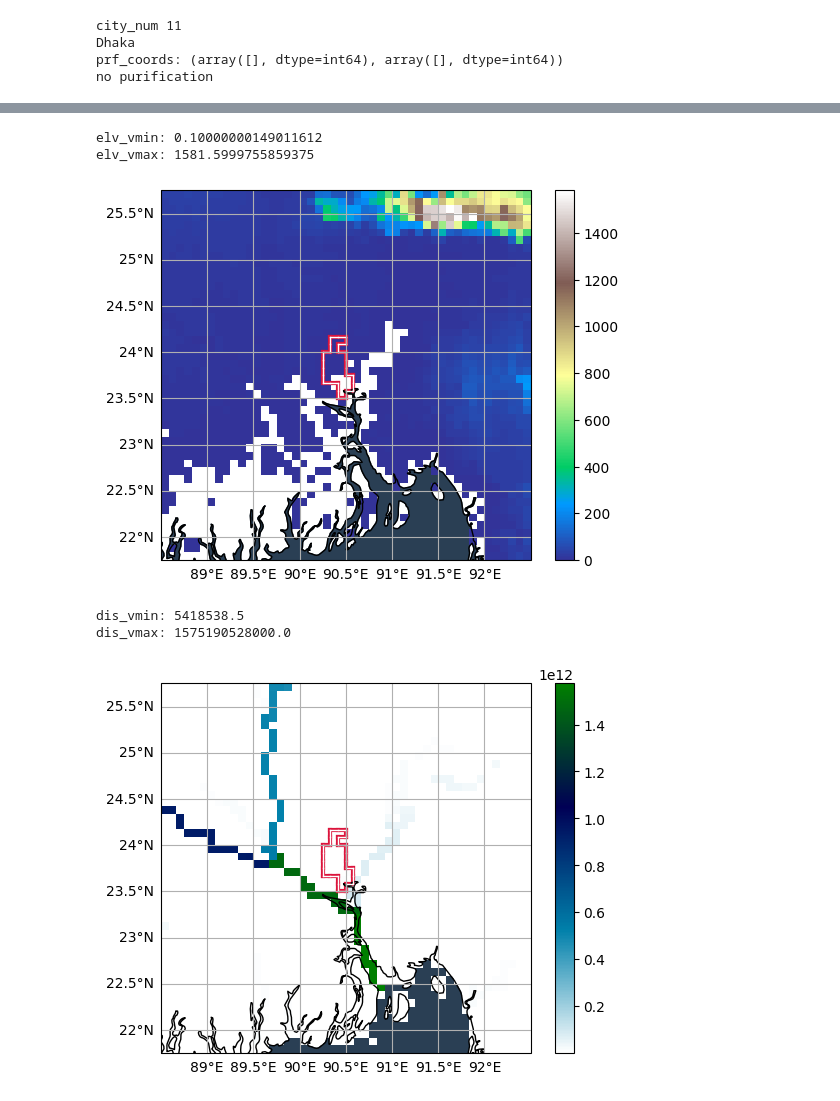
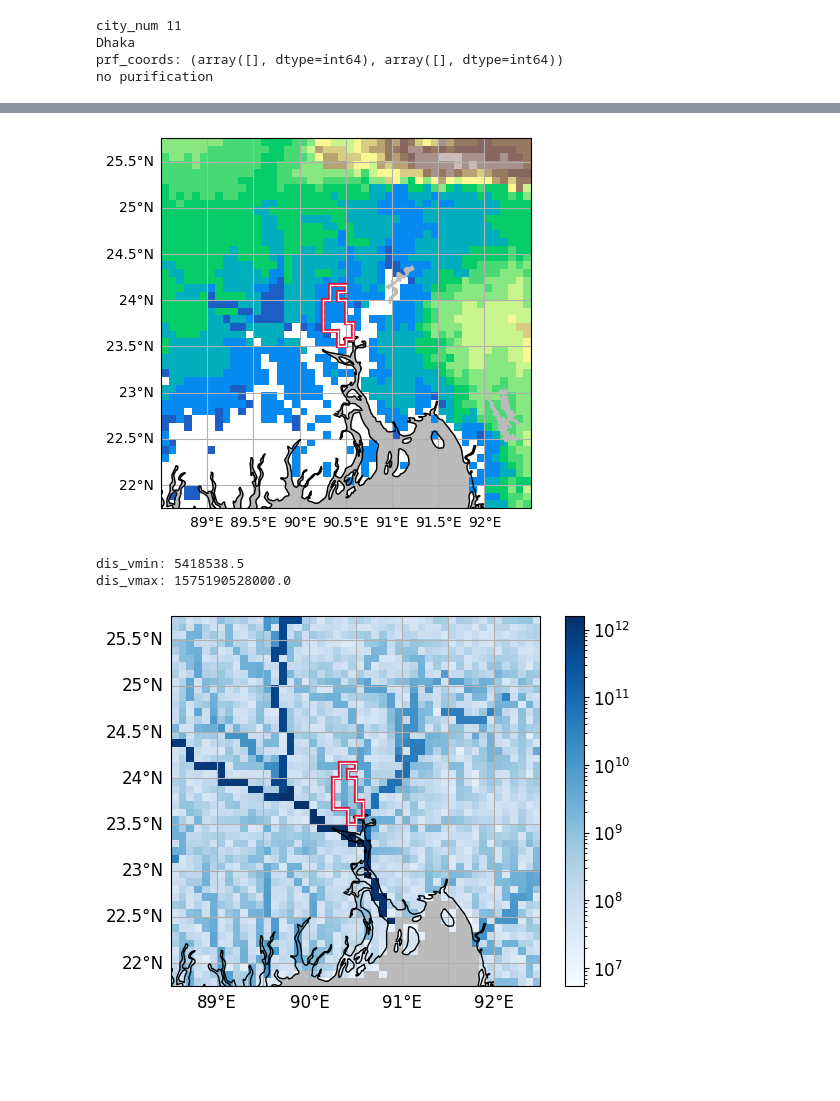
Before and after one commit to HalKiyo/h08_urban, a Jupyter notebook: global_city/pst/josui_gesui.ipynb, the cells around one changed output, grey strips where cells are left out. Cells and saved outputs as stored; diff of their text form; code cells hidden in the pictures; blank space fills up the shorter version.

Commit message:
zorder

```diff
--- a/global_city/pst/josui_gesui.ipynb
+++ b/global_city/pst/josui_gesui.ipynb
@@ -933,10 +933,11 @@ def draw_mask_sotowaku(extent, mask_cropped, ax=None, sotowaku_color='#dc143c',
         # figure
         fig = plt.figure()
         ax = plt.subplot(projection=projection)
-        ax.coastlines()
+        ax.coastlines(zorder=1)
         ax.set_extent(extent)
         ax.gridlines(draw_labels=True, zorder=0)
-        ax.add_feature(cfea.OCEAN, color='#2A3F54')
+        ax.add_feature(cfea.OCEAN, color='#BBBBBB')
+        ax.add_feature(cfea.LAKES, color='#BBBBBB')
 
     # city mask
     for up in upper_indices:
@@ -1145,56 +1112,70 @@ def plot_elevation(extent, citymask, elevation, gs_position=None, fig=None):
     elevation = np.ma.masked_where(elevation == 0, elevation)
     elv_vmin = np.min(elevation)
     elv_vmax = np.max(elevation)
-    print(f"elv_vmin: {elv_vmin}")
-    print(f"elv_vmax: {elv_vmax}")
+    #print(f"elv_vmin: {elv_vmin}")
+    #print(f"elv_vmax: {elv_vmax}")
+
+    terrain = plt.cm.get_cmap('terrain')
+    colors = terrain(np.linspace(0, 1, terrain.N))
+    colors[0] = (1, 1, 1, 1)
+    colors = colors[:-10]
+    cmap = mcolors.LinearSegmentedColormap.from_list('terrain_without_white', colors, terrain.N)
+    levels = [-1000, 0, 1, 5, 10, 20, 30, 50, 100, 200, 300, 500, 800, 1000, 1500, 2000, 2500]
+    norm = mcolors.BoundaryNorm(levels, cmap.N)
 
     if gs_position is not None:
         ax = fig.add_subplot(gs_position, projection=projection)
         ax.set_extent(extent, projection)
-        gl = ax.gridlines(draw_labels=True)
+        gl = ax.gridlines(draw_labels=True, zorder=0)
         gl.top_labels = False   # Turn off top x-axis labels
         gl.right_labels = False # Turn off right y-axis labels
-        ax.add_feature(cfea.OCEAN, color='#2A3F54')
-        ax.coastlines()
+        ax.add_feature(cfea.OCEAN, color='#BBBBBB')
+        ax.add_feature(cfea.OCEAN, color='#BBBBBB')
+        ax.add_feature(cfea.LAKES, color='#BBBBBB')
+        ax.coastlines(zorder=1)
 
         img = ax.imshow(elevation,
                     origin='upper',
                     extent=extent,
                     transform=projection,
                     cmap='terrain',
                     vmin=0
         )
+        stw = draw_mask_sotowaku(extent, citymask, ax=ax)
+        fig.colorbar(img, ax=ax, ticks=levels)
 
     else:
         fig = plt.figure()
         ax = plt.subplot(projection=projection)
         ax.set_extent(extent, projection)
-        gl = ax.gridlines(draw_labels=True)
+        gl = ax.gridlines(draw_labels=True, zorder=0)
         gl.top_labels = False   # Turn off top x-axis labels
         gl.right_labels = False # Turn off right y-axis labels
-        ax.add_feature(cfea.OCEAN, color='#2A3F54')
-        ax.coastlines()
+        ax.add_feature(cfea.OCEAN, color='#BBBBBB')
+        ax.add_feature(cfea.OCEAN, color='#BBBBBB')
+        ax.add_feature(cfea.LAKES, color='#BBBBBB')
+        ax.coastlines(zorder=1)
 
         img = ax.imshow(elevation,
                     origin='upper',
                     extent=extent,
                     transform=projection,
-                    cmap='terrain',
-                    vmin=0,
+                    cmap=cmap,
+                    norm=norm,
         )
         stw = draw_mask_sotowaku(extent, citymask, ax=ax)
-        fig.colorbar(img)
+        #fig.colorbar(img, ax=ax, ticks=levels)
         plt.show()
 
 plot_elevation(result[0], result[1], result[3])
 # %% [output]
-elv_vmin: 0.10000000149011612
-elv_vmax: 1581.5999755859375
-[figure, old version]
+[figure, new version]
 # %%
 #---------------------------------------------------------------------------------------------------------------
 # 集水面積をプロットする
 #---------------------------------------------------------------------------------------------------------------
+
+import matplotlib.colors as mcolors
 
 def plot_rivara(extent, citymask, rivara, gs_position=None, fig=None):
     # draw
@@ -1207,33 +1188,40 @@ def plot_rivara(extent, citymask, rivara, gs_position=None, fig=None):
     if gs_position is not None:
         ax = fig.add_subplot(gs_position, projection=projection)
         ax.set_extent(extent, projection)
-        gl = ax.gridlines(draw_labels=True)
+        gl = ax.gridlines(draw_labels=True, zorder=0)
         gl.top_labels = False   # Turn off top x-axis labels
         gl.right_labels = False # Turn off right y-axis labels
-        ax.add_feature(cfea.OCEAN, color='#2A3F54')
-        ax.coastlines()
+        ax.add_feature(cfea.OCEAN, color='#BBBBBB')
+        ax.add_feature(cfea.OCEAN, color='#BBBBBB')
+        ax.add_feature(cfea.LAKES, color='#BBBBBB')
+        ax.coastlines(zorder=1)
 
         img = ax.imshow(rivara,
                     origin='upper',
                     extent=extent,
                     transform=projection,
-                    cmap='ocean_r',
+                    cmap='Blues',
+                    norm=mcolors.LogNorm()
         )
+        stw = draw_mask_sotowaku(extent, citymask, ax=ax)
+        fig.colorbar(img)
+
     else:
         fig = plt.figure()
         ax = plt.subplot(projection=projection)
         ax.set_extent(extent, projection)
-        gl = ax.gridlines(draw_labels=True)
+        gl = ax.gridlines(draw_labels=True, zorder=0)
         gl.top_labels = False   # Turn off top x-axis labels
         gl.right_labels = False # Turn off right y-axis labels
-        ax.add_feature(cfea.OCEAN, color='#2A3F54')
-        ax.coastlines()
+        ax.add_feature(cfea.OCEAN, color='#BBBBBB')
+        ax.coastlines(zorder=1)
 
         img = ax.imshow(rivara,
                     origin='upper',
                     extent=extent,
                     transform=projection,
-                    cmap='ocean_r',
+                    cmap='Blues',
+                    norm=mcolors.LogNorm()
         )
         stw = draw_mask_sotowaku(extent, citymask, ax=ax)
         fig.colorbar(img)
@@ -1243,7 +1231,7 @@ plot_rivara(result[0], result[1], result[4])
 # %% [output]
 dis_vmin: 5418538.5
 dis_vmax: 1575190528000.0
-[figure, old version]
+[figure, new version]
 # %%
 #---------------------------------------------------------------------------------------------------------------
 # 流量をプロットする
```
Also changed, not shown: parts of 13 cells of this notebook.
